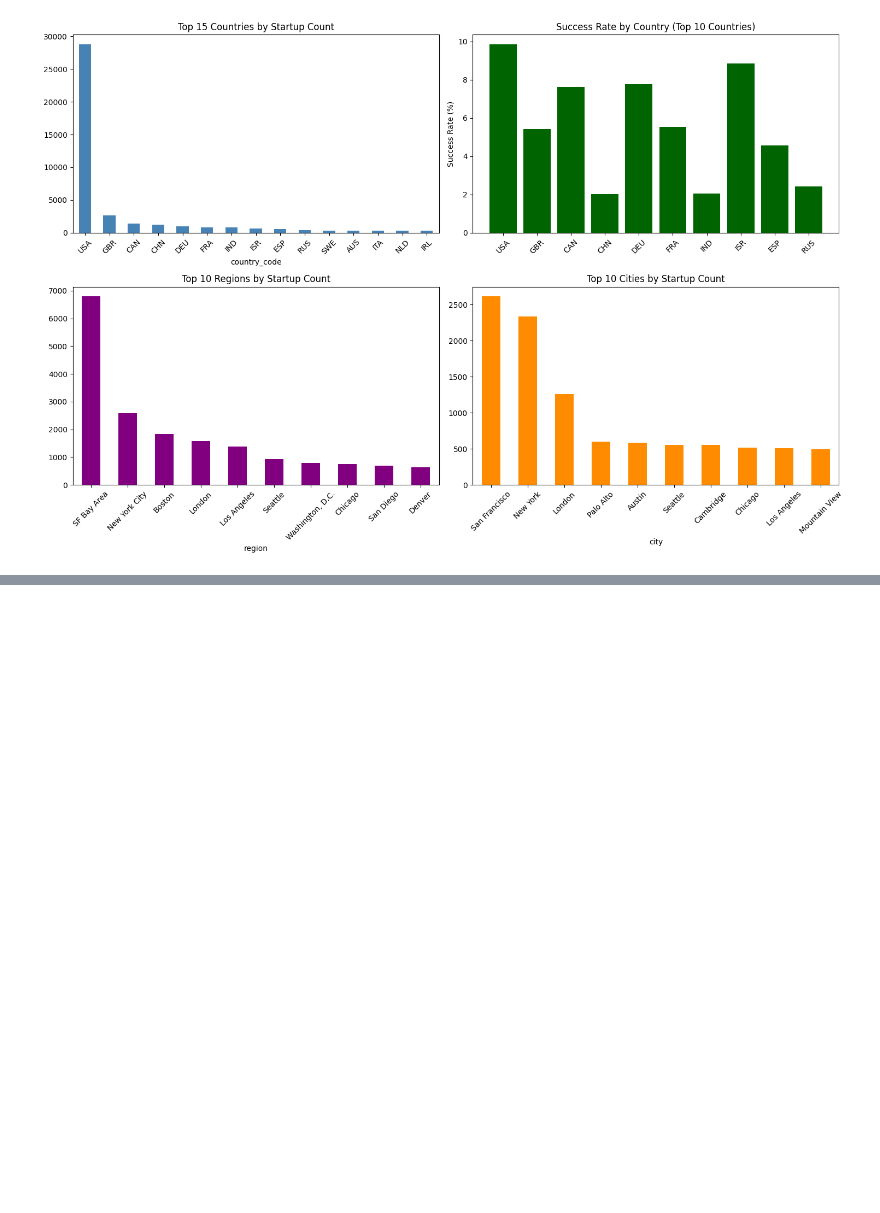
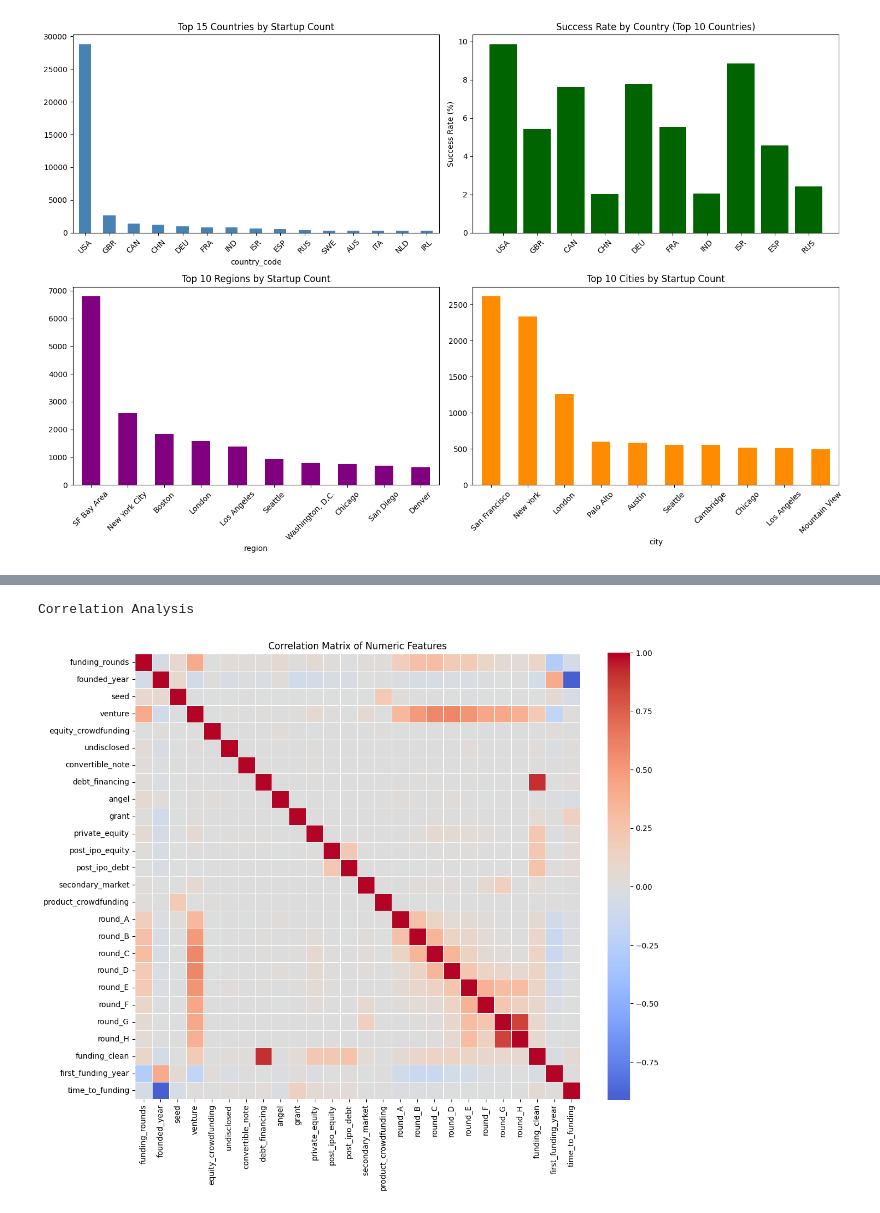
Before and after one commit to RyanFabrick/ML-Startup-Success-Prediction, a Jupyter notebook: notebooks/01_data_exploration.ipynb, the cells around one changed output, grey strips where cells are left out. Cells and saved outputs as stored; diff of their text form; code cells hidden in the pictures; blank space fills up the shorter version.

```diff
--- a/notebooks/01_data_exploration.ipynb
+++ b/notebooks/01_data_exploration.ipynb
@@ -516,2 +771,23 @@ Name: count, dtype: int64
+# %%
+# Correlation Analysis
+
+print("Correlation Analysis")
+
+# Select numeric columns for correlation
+numeric_cols = df.select_dtypes(include=[np.number]).columns.tolist()
+# Remove columns with too many zeros or missing values
+numeric_cols = [col for col in numeric_cols if df[col].nunique() > 1]
+
+correlation_matrix = df[numeric_cols].corr()
+
+plt.figure(figsize=(12, 10))
+sns.heatmap(correlation_matrix, annot=False, cmap='coolwarm', center=0,
+            square=True, linewidths=0.5)
+plt.title('Correlation Matrix of Numeric Features')
+plt.tight_layout()
+plt.show()
+# %% [output]
+Correlation Analysis
+[figure, added]
 # %% [markdown]
 ## 8. Success Prediciton Insights
```
Also changed, not shown: parts of 10 cells of this notebook.
